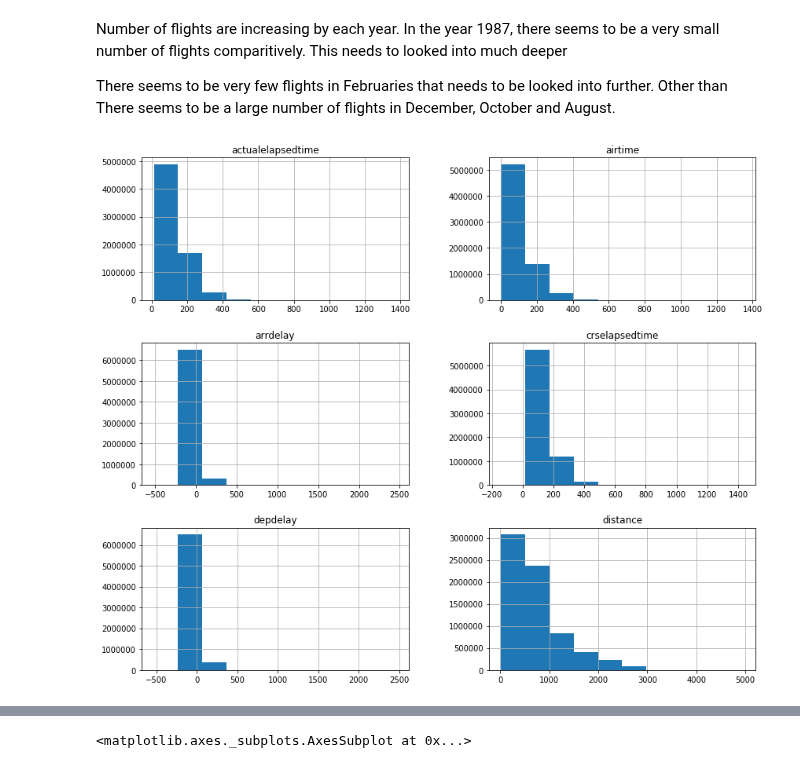
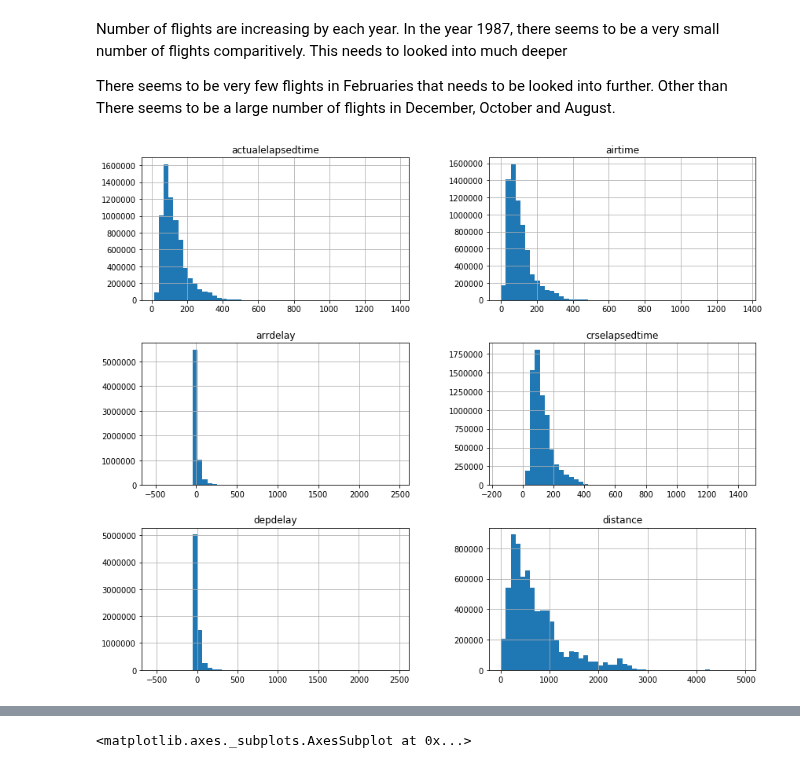
Before and after one commit to command7/exploratory_data_analysis, a Jupyter notebook: Analysis.ipynb, the cells around one changed output, grey strips where cells are left out. Cells and saved outputs as stored; diff of their text form; code cells hidden in the pictures.

```diff
--- a/Analysis.ipynb
+++ b/Analysis.ipynb
@@ -242,7 +242,7 @@ There seems to be very few flights in Februaries that needs to be looked into fu
 # %%
 # plt.figure(figsize=(12,7))
 # flights_data[["arrdelay", "depdelay"]].hist()
 hist_cols = ["actualelapsedtime", "airtime", "arrdelay", "crselapsedtime", "depdelay", "distance"]
-flights_data[hist_cols].hist(bins=10, figsize=(14,12));
+flights_data[hist_cols].hist(bins=50, figsize=(14,12));
 # %% [output]
-[figure, old version]
+[figure, new version]
```
Also changed, not shown: parts of 5 cells of this notebook.
